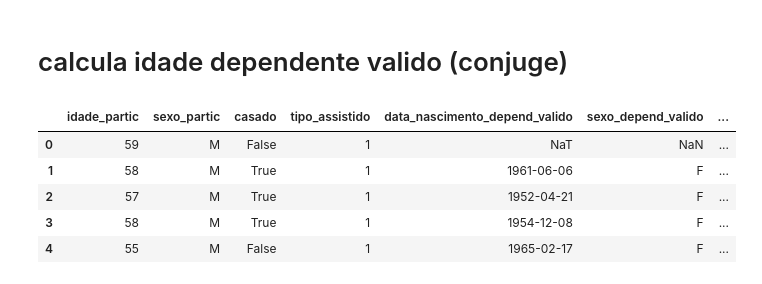
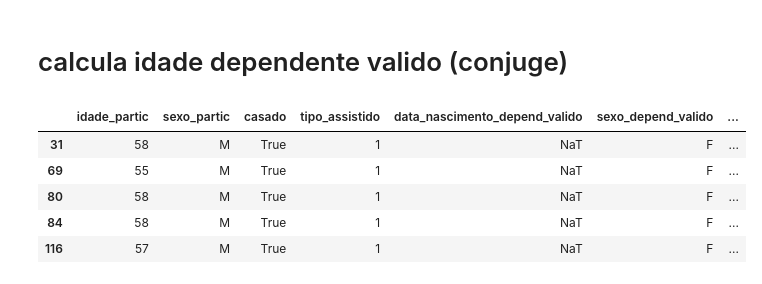
Before and after one commit to raphabritto/actuari_py, a Jupyter notebook: obtem_dados_avaliacao.ipynb, the cells around one changed output. Cells and saved outputs as stored; diff of their text form; code cells hidden in the pictures.

```diff
--- a/obtem_dados_avaliacao.ipynb
+++ b/obtem_dados_avaliacao.ipynb
@@ -499,6 +503,7 @@ df_assistidos['idade_depend_valido'] = 0
 
 for i, row in df_assistidos.iterrows():
     idade = -1
+#     sexo = 'F'
 
     if row['tipo_assistido'] == 1:
         if pd.notnull(row['data_nascimento_depend_valido']):
@@ -506,24 +511,30 @@ for i, row in df_assistidos.iterrows():
         elif pd.isnull(row['data_nascimento_depend_valido']) and row['casado']:
             idade = tools.calculateAgeDif(row['sexo_partic'], row['idade_partic'], row['diferenca_idade'])
 
+            if row['sexo_partic'] == 'F':
+                sexo = 'M'
+            else:
+                sexo = 'F'
+
+            df_assistidos.set_value(i, 'sexo_depend_valido', sexo)
+
     df_assistidos.set_value(i, 'idade_depend_valido', idade)
 #     row['idade_depend_valido'] = idade
-
-df_assistidos[['idade_partic', 'sexo_partic', 'casado', 'tipo_assistido', 'data_nascimento_depend_valido', 'sexo_depend_valido', 'idade_depend_valido']].head()
-
 
 #     if row.tipo_assistido == 1:
 #         if pd.notnull(row.data_nascimento_depend_valido):
 #             row[idade_depend_valido] = tools.calculateAge(row.data_nascimento_depend_valido, df_avaliacao.data_calculo)
 #         else:
 #             row[idade_depend_valido] = 0
-# %% [output]
-|  | idade_partic | sexo_partic | casado | tipo_assistido | data_nascimento_depend_valido | sexo_depend_valido | ... |
-| 0 | 59 | M | False | 1 | NaT | NaN | ... |
-| 1 | 58 | M | True | 1 | 1961-06-06 | F | ... |
-| 2 | 57 | M | True | 1 | 1952-04-21 | F | ... |
-| 3 | 58 | M | True | 1 | 1954-12-08 | F | ... |
-| 4 | 55 | M | False | 1 | 1965-02-17 | F | ... |
+# %%
+df_assistidos[(df_assistidos.casado) & (pd.isnull(df_assistidos.data_nascimento_depend_valido)) & (df_assistidos.tipo_assistido == 1)][['idade_partic', 'sexo_partic', 'casado', 'tipo_assistido', 'data_nascimento_depend_valido', 'sexo_depend_valido', 'idade_depend_valido']].head()
+# %% [output]
+|  | idade_partic | sexo_partic | casado | tipo_assistido | data_nascimento_depend_valido | sexo_depend_valido | ... |
+| 31 | 58 | M | True | 1 | NaT | F | ... |
+| 69 | 55 | M | True | 1 | NaT | F | ... |
+| 80 | 58 | M | True | 1 | NaT | F | ... |
+| 84 | 58 | M | True | 1 | NaT | F | ... |
+| 116 | 57 | M | True | 1 | NaT | F | ... |
 # %%
 # df_assistidos['idade_depend_valido'] = list(map(tools.calculateAge, df_assistidos.data_nascimento_depend_valido, repeat(df_avaliacao.data_calculo[0], len(df_assistidos))))
 # %%
```
Also changed, not shown: parts of 3 cells of this notebook, 1 other file.
